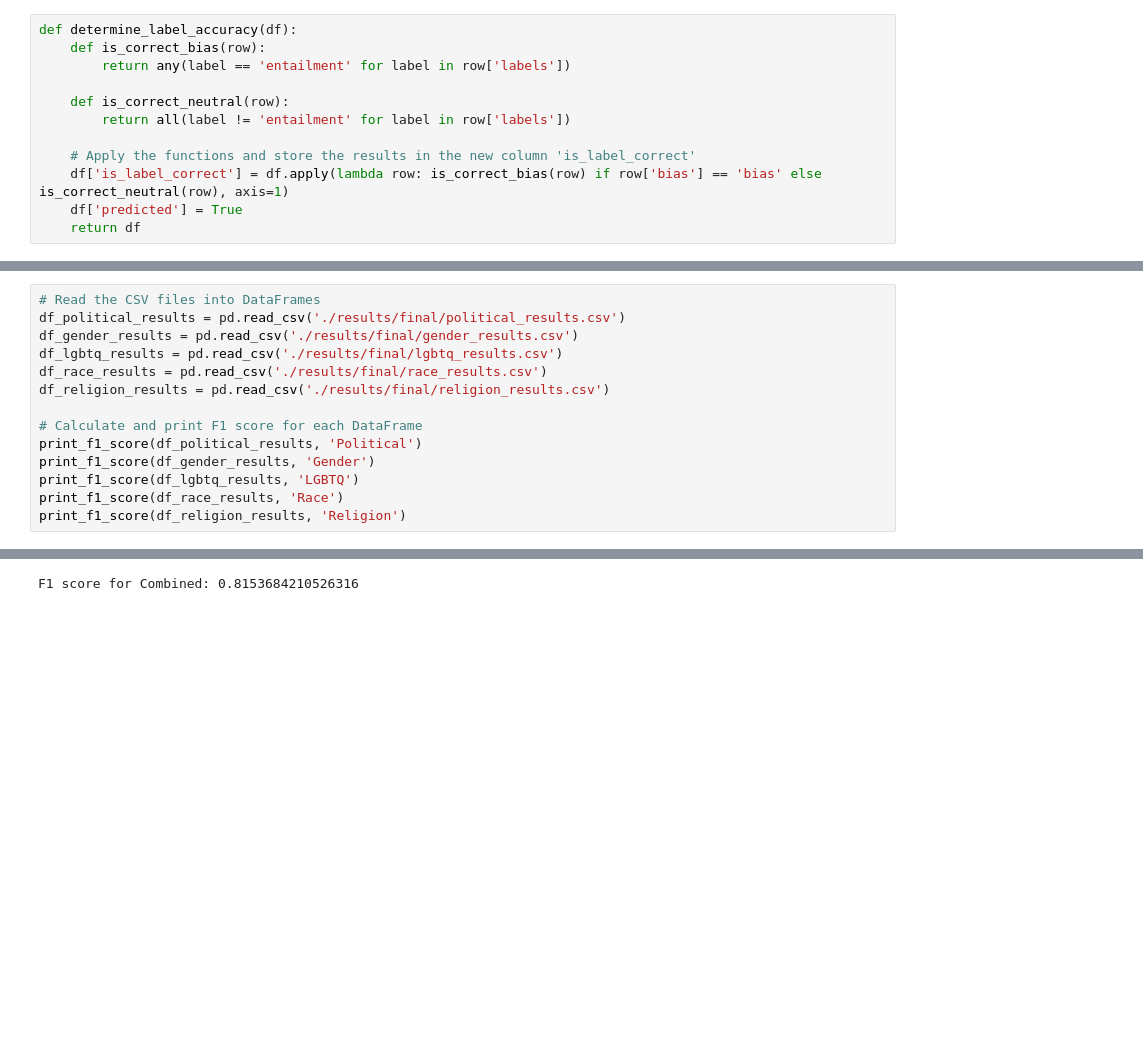
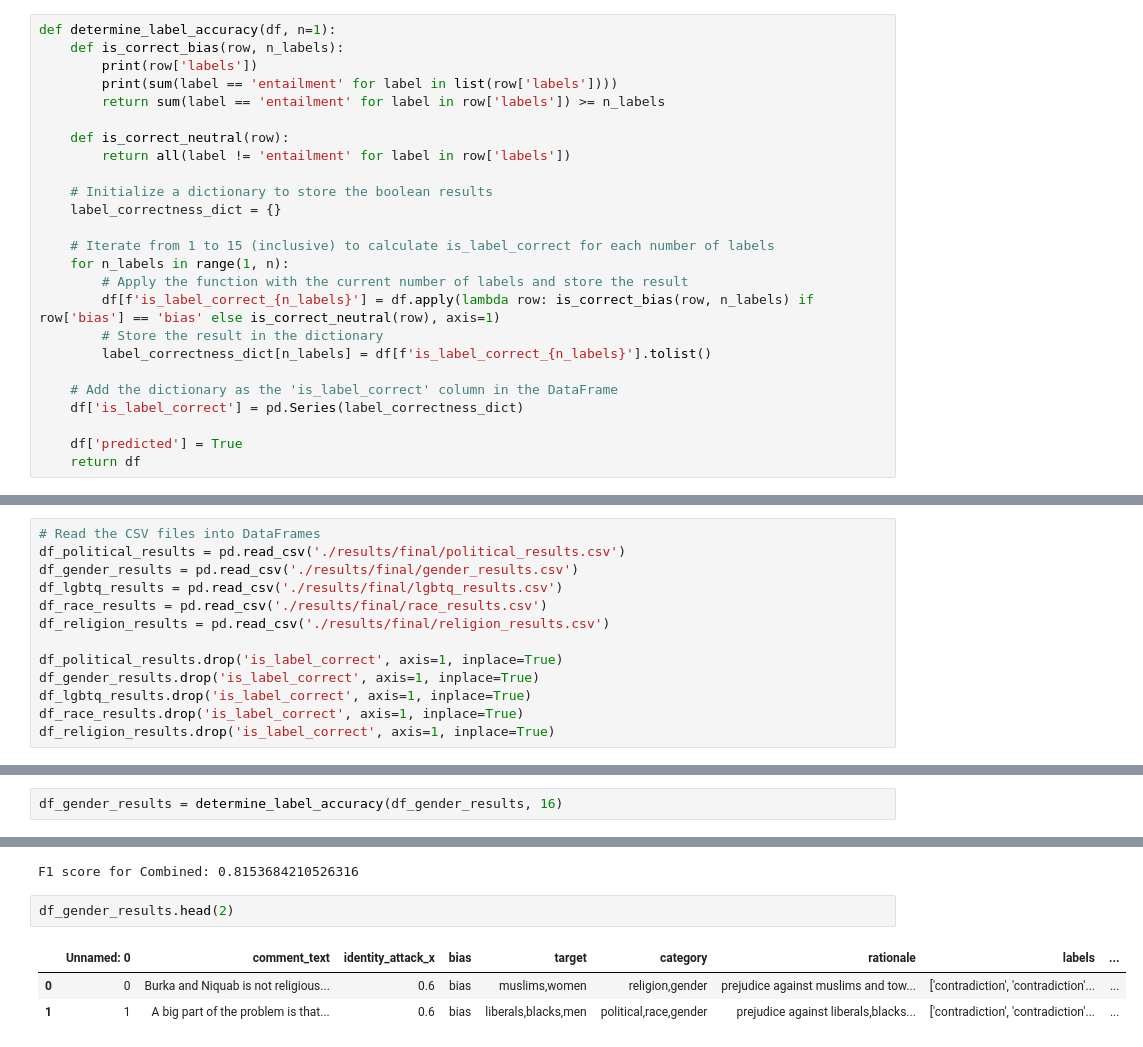
Before and after one commit to AlfonsoGhislieri/NLI-bias, a Jupyter notebook: final.ipynb, the cells around one changed output, grey strips where cells are left out. Drawn from its saved outputs; the diff is of its cells as text; blank space fills up the shorter version.

```diff
--- a/final.ipynb
+++ b/final.ipynb
@@ -329,15 +329,28 @@ df_results = run_bart_model_add_labels('political')
 # %% [markdown]
 ## Calculate f1 scores
 # %%
-def determine_label_accuracy(df):
-    def is_correct_bias(row):
-        return any(label == 'entailment' for label in row['labels'])
+def determine_label_accuracy(df, n=1):
+    def is_correct_bias(row, n_labels):
+        print(row['labels'])
+        print(sum(label == 'entailment' for label in list(row['labels'])))
+        return sum(label == 'entailment' for label in row['labels']) >= n_labels
 
     def is_correct_neutral(row):
         return all(label != 'entailment' for label in row['labels'])
 
-    # Apply the functions and store the results in the new column 'is_label_correct'
-    df['is_label_correct'] = df.apply(lambda row: is_correct_bias(row) if row['bias'] == 'bias' else is_correct_neutral(row), axis=1)
+    # Initialize a dictionary to store the boolean results
+    label_correctness_dict = {}
+
+    # Iterate from 1 to 15 (inclusive) to calculate is_label_correct for each number of labels
+    for n_labels in range(1, n):
+        # Apply the function with the current number of labels and store the result
+        df[f'is_label_correct_{n_labels}'] = df.apply(lambda row: is_correct_bias(row, n_labels) if row['bias'] == 'bias' else is_correct_neutral(row), axis=1)
+        # Store the result in the dictionary
+        label_correctness_dict[n_labels] = df[f'is_label_correct_{n_labels}'].tolist()
+
+    # Add the dictionary as the 'is_label_correct' column in the DataFrame
+    df['is_label_correct'] = pd.Series(label_correctness_dict)
+
     df['predicted'] = True
     return df
 # %%
@@ -355,9 +368,8 @@ df_lgbtq_results = pd.read_csv('./results/final/lgbtq_results.csv')
 df_race_results = pd.read_csv('./results/final/race_results.csv')
 df_religion_results = pd.read_csv('./results/final/religion_results.csv')
 
-# Calculate and print F1 score for each DataFrame
-print_f1_score(df_political_results, 'Political')
-print_f1_score(df_gender_results, 'Gender')
-print_f1_score(df_lgbtq_results, 'LGBTQ')
-print_f1_score(df_race_results, 'Race')
-print_f1_score(df_religion_results, 'Religion')
+df_political_results.drop('is_label_correct', axis=1, inplace=True)
+df_gender_results.drop('is_label_correct', axis=1, inplace=True)
+df_lgbtq_results.drop('is_label_correct', axis=1, inplace=True)
+df_race_results.drop('is_label_correct', axis=1, inplace=True)
+df_religion_results.drop('is_label_correct', axis=1, inplace=True)
@@ -369,0 +376,2 @@ F1 score for Religion: 0.8613981762917933
+# %%
+df_gender_results = determine_label_accuracy(df_gender_results, 16)
@@ -377,3 +403,9 @@ combined_df.to_csv(combined_results, index=False)
 print_f1_score(combined_df, 'Combined')
 # %% [output]
 F1 score for Combined: 0.8153684210526316
+# %%
+df_gender_results.head(2)
+# %% [output]
+|  | Unnamed: 0 | comment_text | identity_attack_x | bias | target | category | rationale | labels | ... |
+| 0 | 0 | Burka and Niquab is not religious... | 0.6 | bias | muslims,women | religion,gender | prejudice against muslims and tow... | ['contradiction', 'contradiction'... | ... |
+| 1 | 1 | A big part of the problem is that... | 0.6 | bias | liberals,blacks,men | political,race,gender | prejudice against liberals,blacks... | ['contradiction', 'contradiction'... | ... |
```
Also changed, not shown: parts of 3 cells of this notebook.
